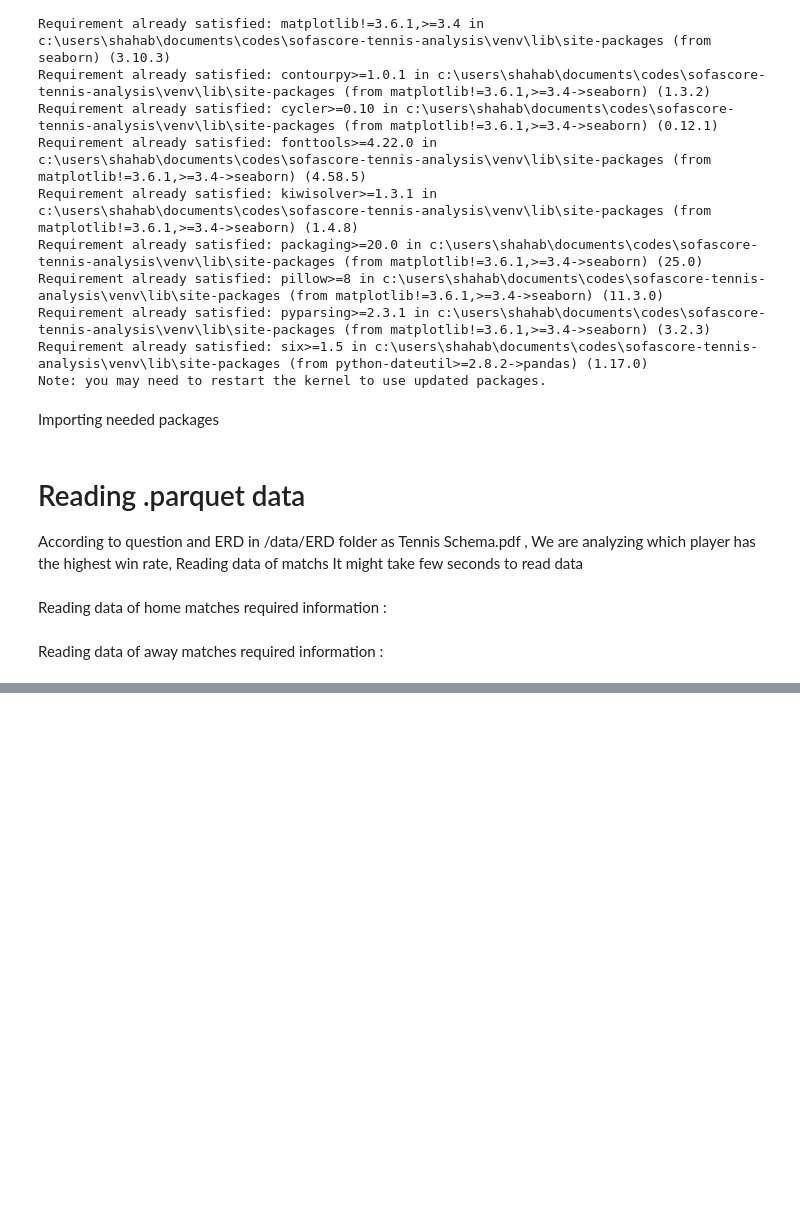
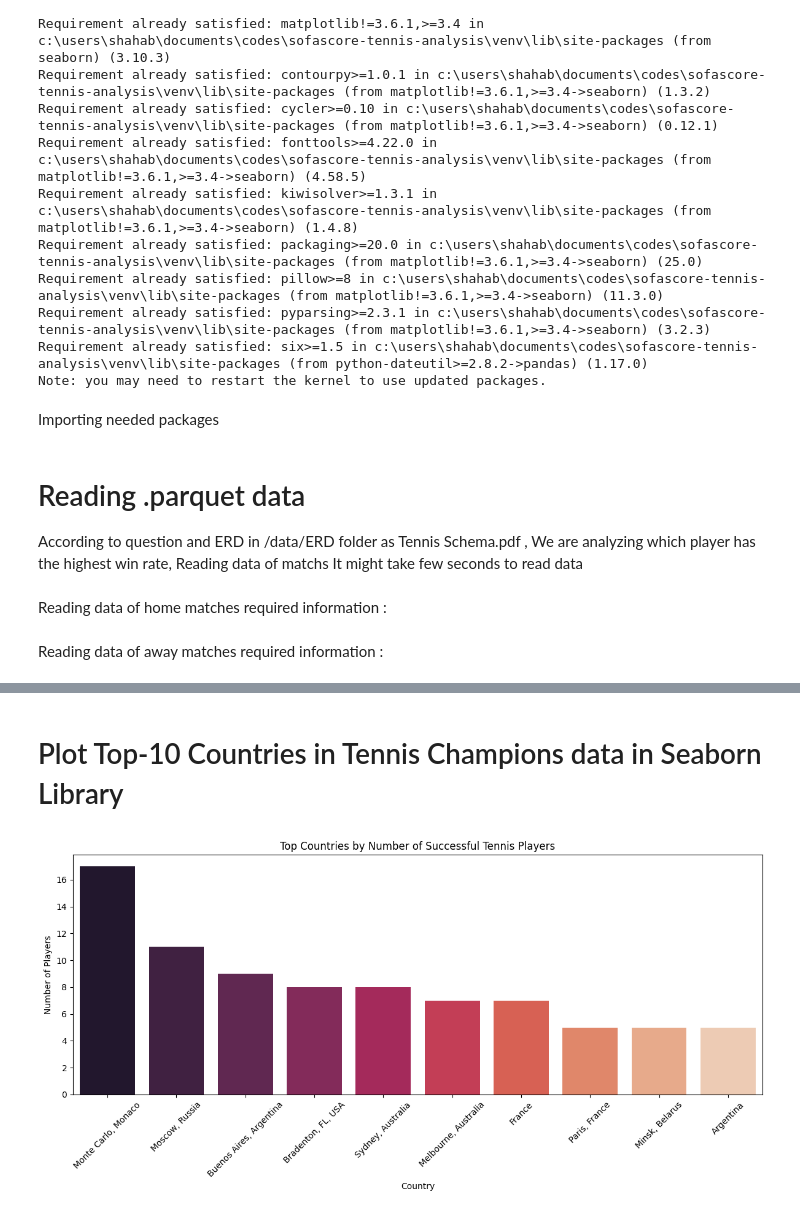
Before and after one commit to shahabnajmosadatypy/SofaScore-Tennis-Analysis, a Jupyter notebook: notebooks/6.ipynb, the cells around one changed output, grey strips where cells are left out. Drawn from its saved outputs; the diff is of its cells as text; code cells hidden in the pictures; blank space fills up the shorter version.

```diff
--- a/notebooks/6.ipynb
+++ b/notebooks/6.ipynb
@@ -109,0 +112,4 @@ away_statistics_data_frame = pd.concat(
+# %%
+home_statistics_data_frame.sort_values(by="current_rank", inplace=True)
+home_statistics_data_frame.drop_duplicates(subset="match_id", inplace=True)
+home_statistics_data_frame
@@ -109,0 +130,4 @@ away_statistics_data_frame = pd.concat(
+# %%
+away_statistics_data_frame.sort_values(by="current_rank", inplace=True)
+away_statistics_data_frame.drop_duplicates(subset="match_id", inplace=True)
+away_statistics_data_frame
@@ -109,0 +152,5 @@ away_statistics_data_frame = pd.concat(
+# %%
+combined_df = pd.concat([home_statistics_data_frame, away_statistics_data_frame], ignore_index=True)
+unique_df = combined_df.drop_duplicates()
+sorted_df = unique_df.sort_values(by='current_rank')
+sorted_df
@@ -109,0 +175,3 @@ away_statistics_data_frame = pd.concat(
+# %%
+sorted_df.loc[sorted_df['name'] == "Świątek I.", 'residence'] = "Poland"
+sorted_df
@@ -109,0 +192,26 @@ away_statistics_data_frame = pd.concat(
+# %% [markdown]
+# Plot Top-10 Countries in Tennis Champions data in Seaborn Library
+# %%
+unique_players = sorted_df.drop_duplicates(subset=['name', 'residence'])
+
+country_counts = unique_players['residence'].value_counts().reset_index()
+country_counts.columns = ['Country', 'Number of Players']
+
+plt.figure(figsize=(12, 6))
+sns.barplot(
+    data=country_counts.head(10),
+    x='Country',
+    y='Number of Players',
+    hue='Country',
+    palette='rocket',
+    legend=False
+)
+
+plt.title('Top Countries by Number of Successful Tennis Players')
+plt.xlabel('Country')
+plt.ylabel('Number of Players')
+plt.xticks(rotation=45)
+plt.tight_layout()
+plt.show()
+# %% [output]
+[figure, added]
```
Also changed, not shown: parts of 11 cells of this notebook.
